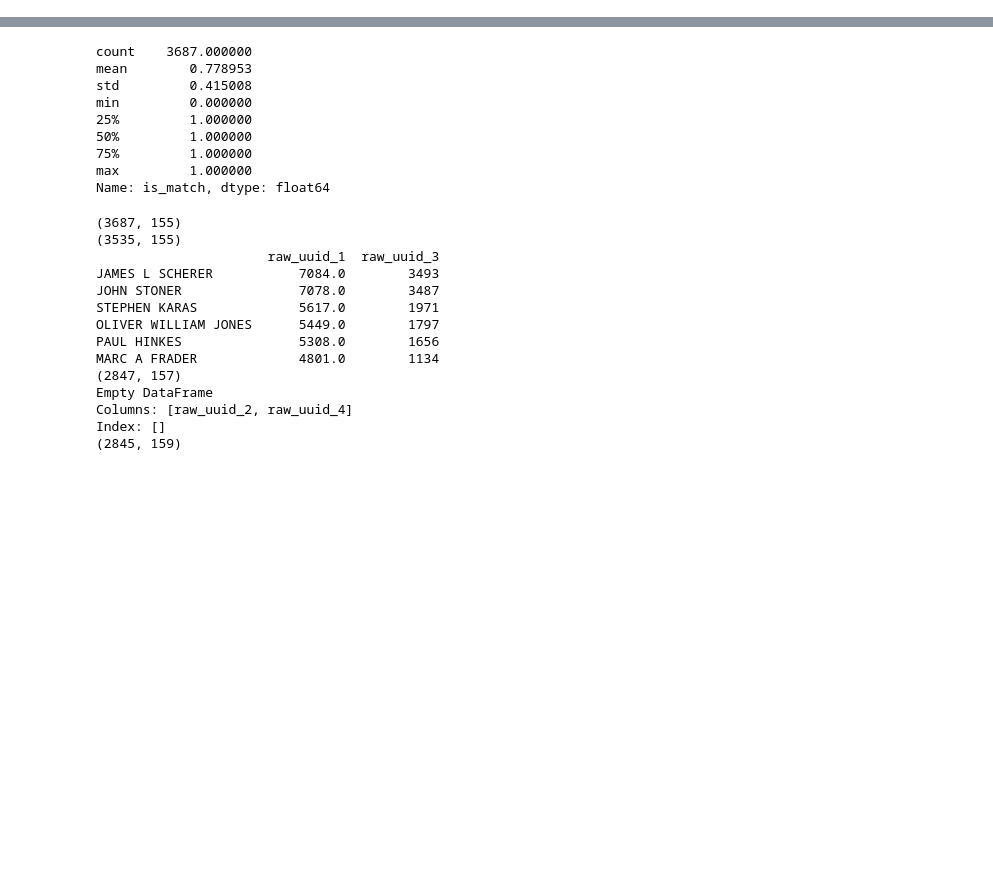
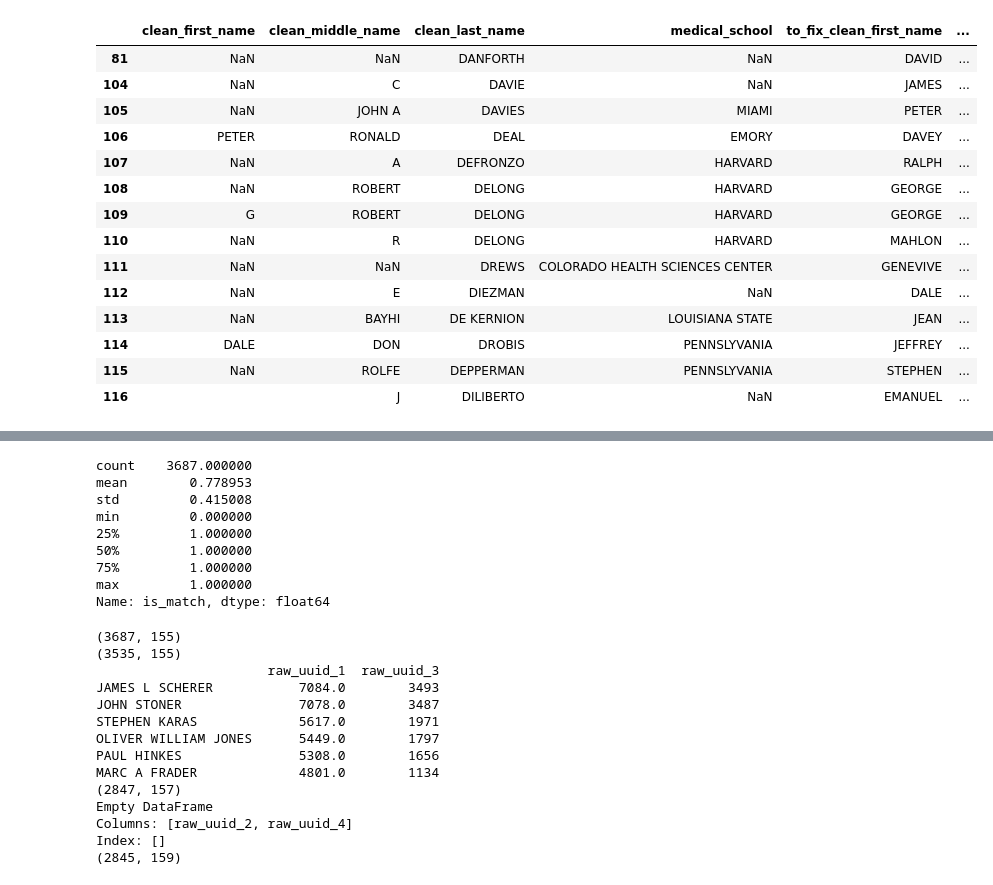
Before and after one commit to Lrraymond13/yellow_beret, a Jupyter notebook: Dedupe and Standardize Index Card Data.ipynb, the cells around one changed output, grey strips where cells are left out. Saved outputs shown, nothing was run; the diff lists cells and outputs as text; code cells hidden in the pictures; blank space fills up the shorter version.

```diff
--- a/Dedupe and Standardize Index Card Data.ipynb
+++ b/Dedupe and Standardize Index Card Data.ipynb
@@ -244 +284,19 @@ all_app6  = pd.concat(
+# %%
+manual_fixes.loc[manual_fixes['clean_last_name'].apply(lambda x: False if pd.isnull(x) else x.startswith('D')), :]
+# %% [output]
+|  | clean_first_name | clean_middle_name | clean_last_name | medical_school | to_fix_clean_first_name | ... |
+| 81 | NaN | NaN | DANFORTH | NaN | DAVID | ... |
+| 104 | NaN | C | DAVIE | NaN | JAMES | ... |
+| 105 | NaN | JOHN A | DAVIES | MIAMI | PETER | ... |
+| 106 | PETER | RONALD | DEAL | EMORY | DAVEY | ... |
+| 107 | NaN | A | DEFRONZO | HARVARD | RALPH | ... |
+| 108 | NaN | ROBERT | DELONG | HARVARD | GEORGE | ... |
+| 109 | G | ROBERT | DELONG | HARVARD | GEORGE | ... |
+| 110 | NaN | R | DELONG | HARVARD | MAHLON | ... |
+| 111 | NaN | NaN | DREWS | COLORADO HEALTH SCIENCES CENTER | GENEVIVE | ... |
+| 112 | NaN | E | DIEZMAN | NaN | DALE | ... |
+| 113 | NaN | BAYHI | DE KERNION | LOUISIANA STATE | JEAN | ... |
+| 114 | DALE | DON | DROBIS | PENNSLYVANIA | JEFFREY | ... |
+| 115 | NaN | ROLFE | DEPPERMAN | PENNSLYVANIA | STEPHEN | ... |
+| 116 |  | J | DILIBERTO | NaN | EMANUEL | ... |
 # %%
```
Also changed, not shown: parts of 8 cells of this notebook, 6 other files.
